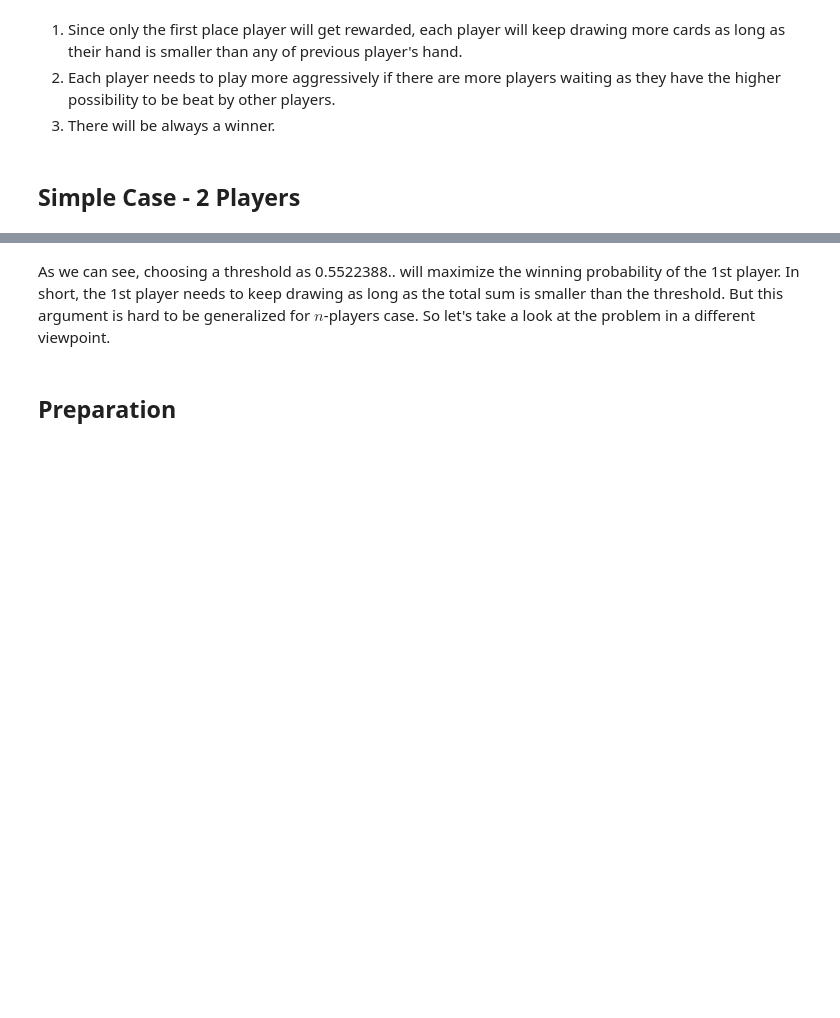
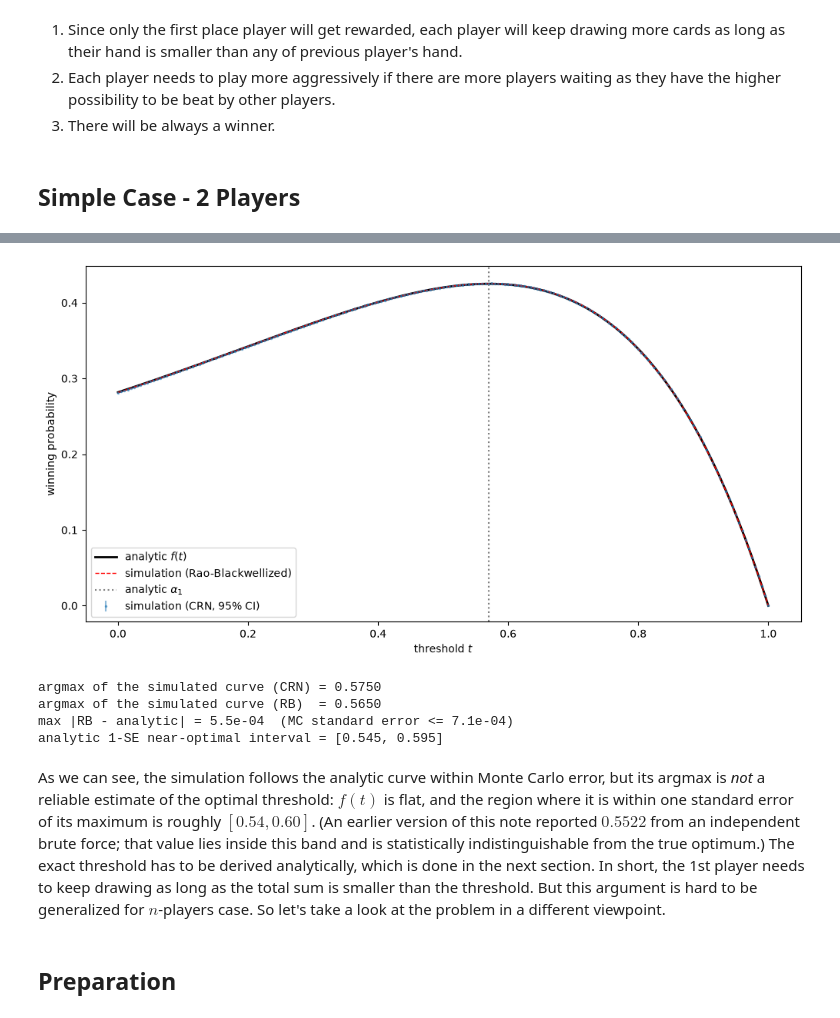
Before and after one commit to JaehoCho43/ContinuousBlackjack, a Jupyter notebook: ContinuousBlackjack.ipynb, the cells around one changed output, grey strips where cells are left out. Drawn from its saved outputs; the diff is of its cells as text; code cells hidden in the pictures; blank space fills up the shorter version.

```diff
--- a/ContinuousBlackjack.ipynb
+++ b/ContinuousBlackjack.ipynb
@@ -82,5 +82,38 @@ optimal threshold = 0.5522388059701493 with the winning probability 0.42606
+# %%
+num_games = 500_000
+thresholds = np.linspace(0.0, 1.0, 201)
+
+crn, rb = two_player_win_prob(thresholds, num_games)
+
+g = lambda t: 1 - (1 - t) * np.exp(t)
+exact = np.array([np.exp(t) * scipy.integrate.quad(g, t, 1)[0] for t in thresholds])
+
+se_crn = np.sqrt(crn * (1 - crn) / num_games)
+fig, ax = plt.subplots(figsize = (12, 6))
+ax.plot(thresholds, exact, 'k-', lw = 2, label = r'analytic $f(t)$')
+ax.errorbar(thresholds, crn, yerr = 2*se_crn, fmt = '.', ms = 3, alpha = 0.5,
+            label = 'simulation (CRN, 95% CI)')
+ax.plot(thresholds, rb, 'r--', lw = 1, label = 'simulation (Rao-Blackwellized)')
+ax.axvline(0.5705565282951744, color = 'gray', ls = ':', label = r'analytic $\alpha_1$')
+ax.set_xlabel(r'threshold $t$')
+ax.set_ylabel('winning probability')
+ax.legend()
+plt.show()
+
+max_se = 0.5 / np.sqrt(num_games)
+inside = thresholds[np.abs(exact - exact.max()) <= max_se]
+print(f'argmax of the simulated curve (CRN) = {thresholds[crn.argmax()]:.4f}')
+print(f'argmax of the simulated curve (RB)  = {thresholds[rb.argmax()]:.4f}')
+print(f'max |RB - analytic| = {np.abs(rb - exact).max():.1e}  (MC standard error <= {max_se:.1e})')
+print(f'analytic 1-SE near-optimal interval = [{inside.min():.3f}, {inside.max():.3f}]')
+# %% [output]
+[figure, added]
+argmax of the simulated curve (CRN) = 0.5750
+argmax of the simulated curve (RB)  = 0.5650
+max |RB - analytic| = 5.5e-04  (MC standard error <= 7.1e-04)
+analytic 1-SE near-optimal interval = [0.545, 0.595]
 # %% [markdown]
-As we can see, choosing a threshold as 0.5522388.. will maximize the winning probability of the 1st player. In short, the 1st player needs to keep drawing as long as the total sum is smaller than the threshold. </br>
+As we can see, the simulation follows the analytic curve within Monte Carlo error, but its argmax is *not* a reliable estimate of the optimal threshold: $f(t)$ is flat, and the region where it is within one standard error of its maximum is roughly $[0.54, 0.60]$. (An earlier version of this note reported $0.5522$ from an independent brute force; that value lies inside this band and is statistically indistinguishable from the true optimum.) The exact threshold has to be derived analytically, which is done in the next section. In short, the 1st player needs to keep drawing as long as the total sum is smaller than the threshold. </br>
 But this argument is hard to be generalized for $n$-players case. So let's take a look at the problem in a different viewpoint.
 # %% [markdown]
 ## Preparation
```
Also changed, not shown: parts of 35 cells of this notebook, 3 other files.
